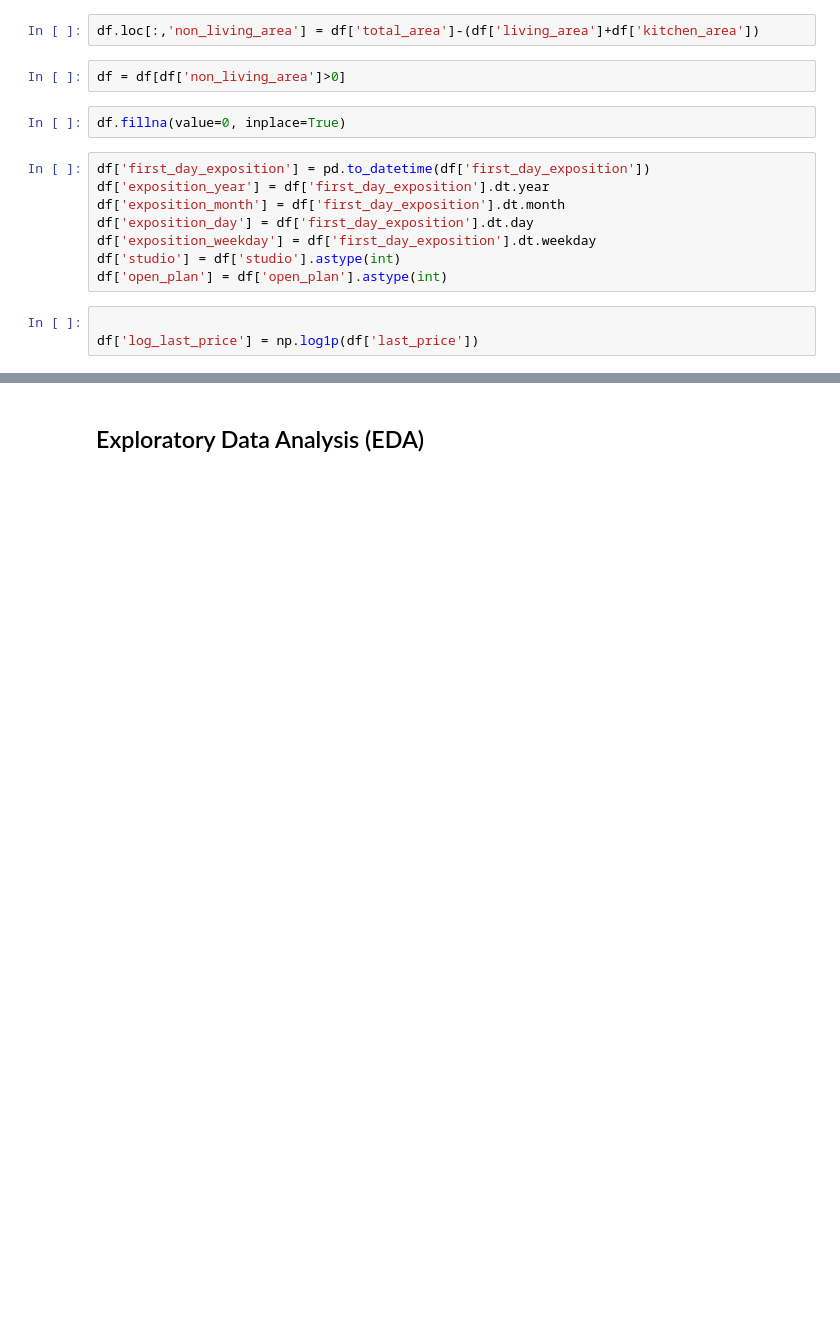
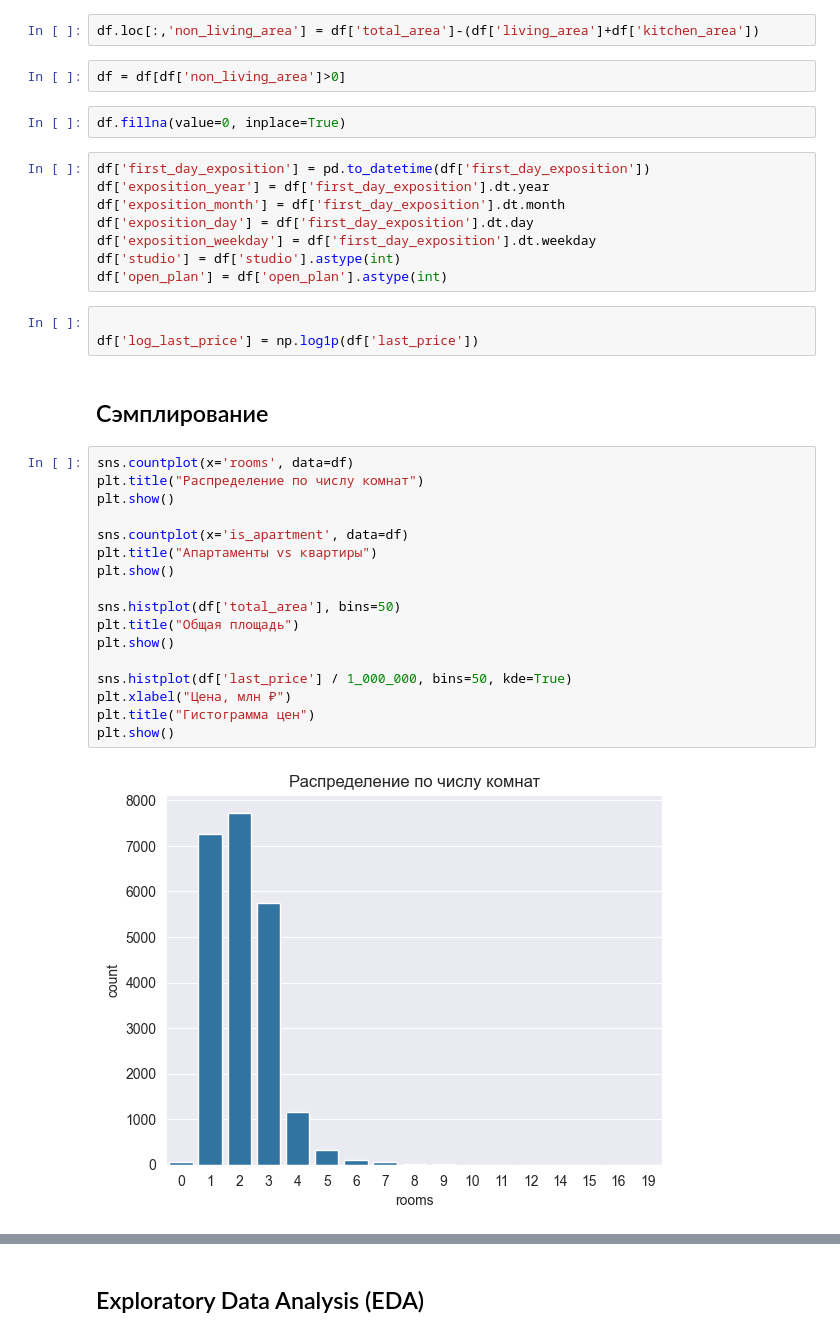
Before and after one commit to Peacetongue/home_less_ai, a Jupyter notebook: Real_estate_price_predictions_.ipynb, the cells around one changed output, grey strips where cells are left out. Saved outputs shown, nothing was run; the diff lists cells and outputs as text; blank space fills up the shorter version.

Commit message:
Добавил сэмплирование в блокнот

```diff
--- a/Real_estate_price_predictions_.ipynb
+++ b/Real_estate_price_predictions_.ipynb
@@ -151,3 +283,24 @@ df['open_plan'] = df['open_plan'].astype(int)
 # %%
 
 df['log_last_price'] = np.log1p(df['last_price'])
+# %% [markdown]
+## Сэмплирование
+# %%
+sns.countplot(x='rooms', data=df)
+plt.title("Распределение по числу комнат")
+plt.show()
+
+sns.countplot(x='is_apartment', data=df)
+plt.title("Апартаменты vs квартиры")
+plt.show()
+
+sns.histplot(df['total_area'], bins=50)
+plt.title("Общая площадь")
+plt.show()
+
+sns.histplot(df['last_price'] / 1_000_000, bins=50, kde=True)
+plt.xlabel("Цена, млн ₽")
+plt.title("Гистограмма цен")
+plt.show()
+# %% [output]
+[figure, added]
```
Also changed, not shown: parts of 30 cells of this notebook.
